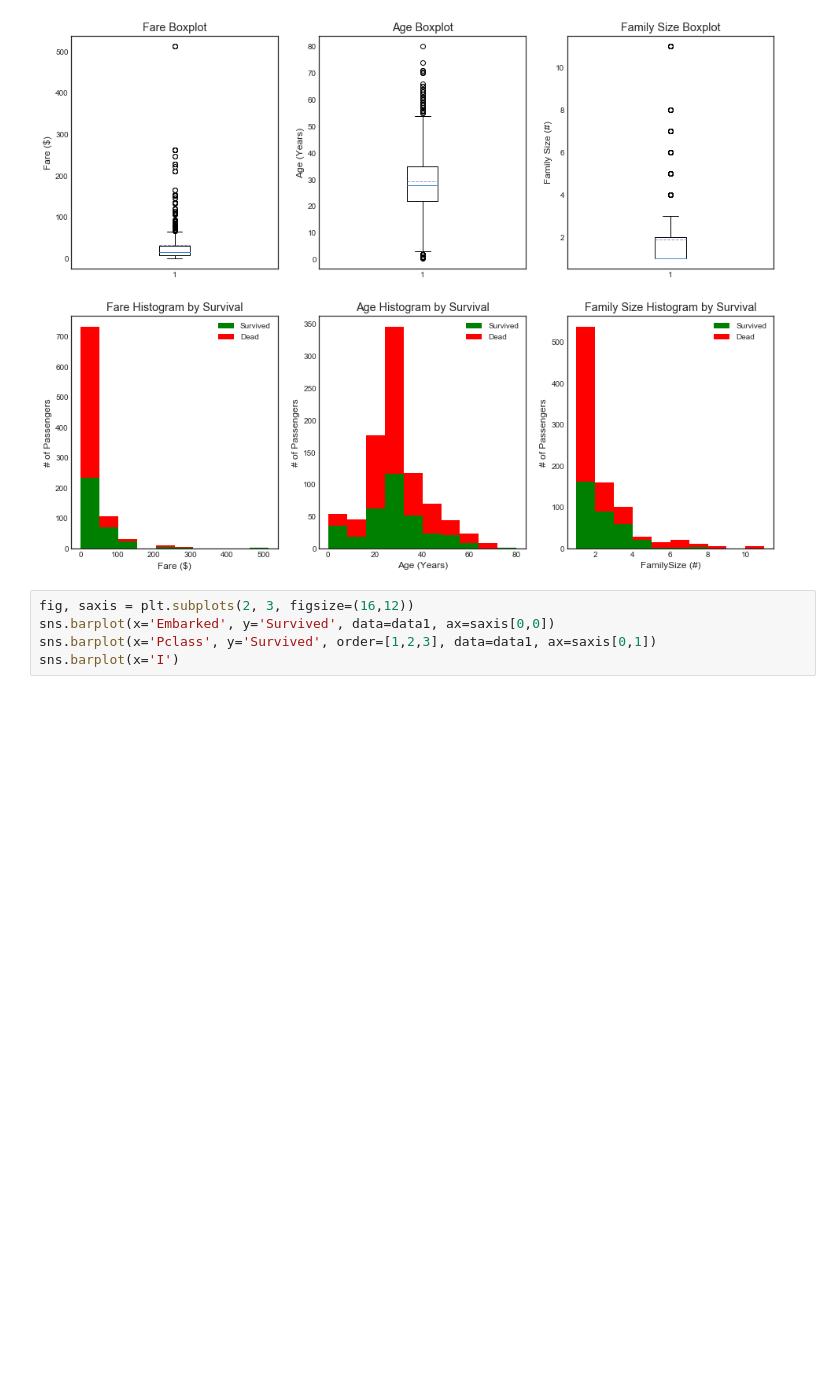
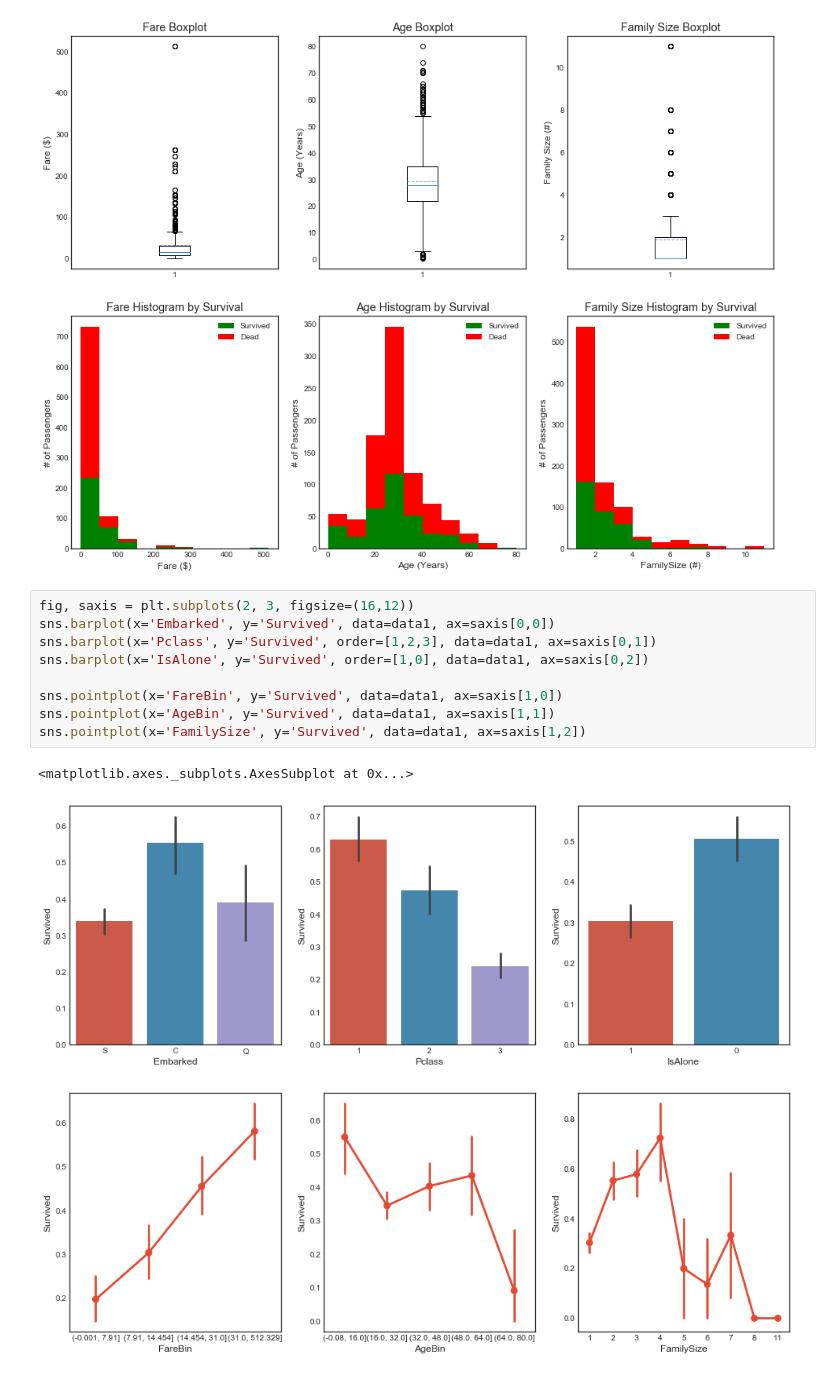
Before and after one commit to sebastienharinck/Courses, a Jupyter notebook: kaggle/titanic/titanic-machine-learning-from-disaster.ipynb, the cells around one changed output. Cells and saved outputs as stored; diff of their text form; blank space fills up the shorter version.

```diff
--- a/kaggle/titanic/titanic-machine-learning-from-disaster.ipynb
+++ b/kaggle/titanic/titanic-machine-learning-from-disaster.ipynb
@@ -545,5 +545,12 @@ plt.legend()
 # %%
 fig, saxis = plt.subplots(2, 3, figsize=(16,12))
 sns.barplot(x='Embarked', y='Survived', data=data1, ax=saxis[0,0])
 sns.barplot(x='Pclass', y='Survived', order=[1,2,3], data=data1, ax=saxis[0,1])
-sns.barplot(x='I')
+sns.barplot(x='IsAlone', y='Survived', order=[1,0], data=data1, ax=saxis[0,2])
+
+sns.pointplot(x='FareBin', y='Survived', data=data1, ax=saxis[1,0])
+sns.pointplot(x='AgeBin', y='Survived', data=data1, ax=saxis[1,1])
+sns.pointplot(x='FamilySize', y='Survived', data=data1, ax=saxis[1,2])
+# %% [output]
+<matplotlib.axes._subplots.AxesSubplot at 0x...>
+[figure, added]
```
Also changed, not shown: parts of 8 cells of this notebook.
